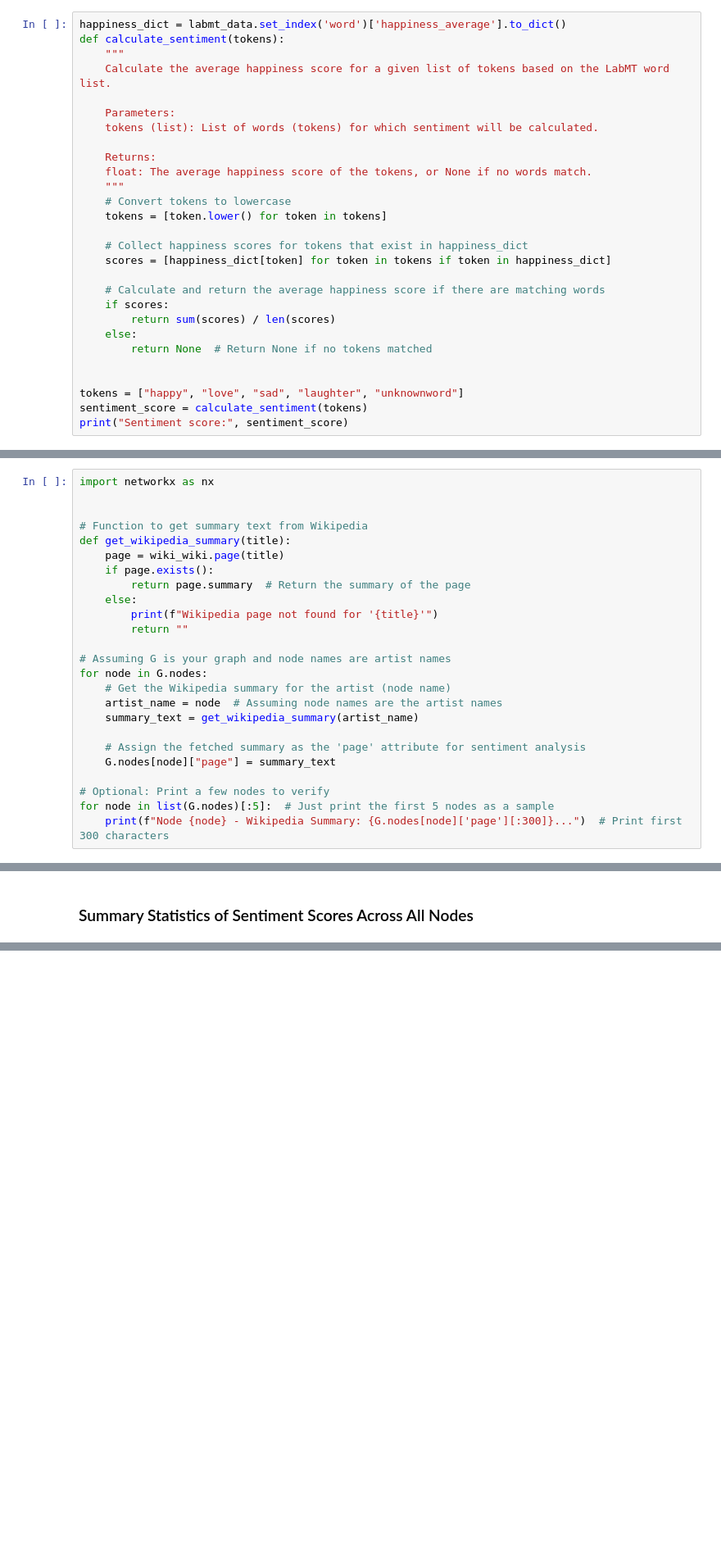
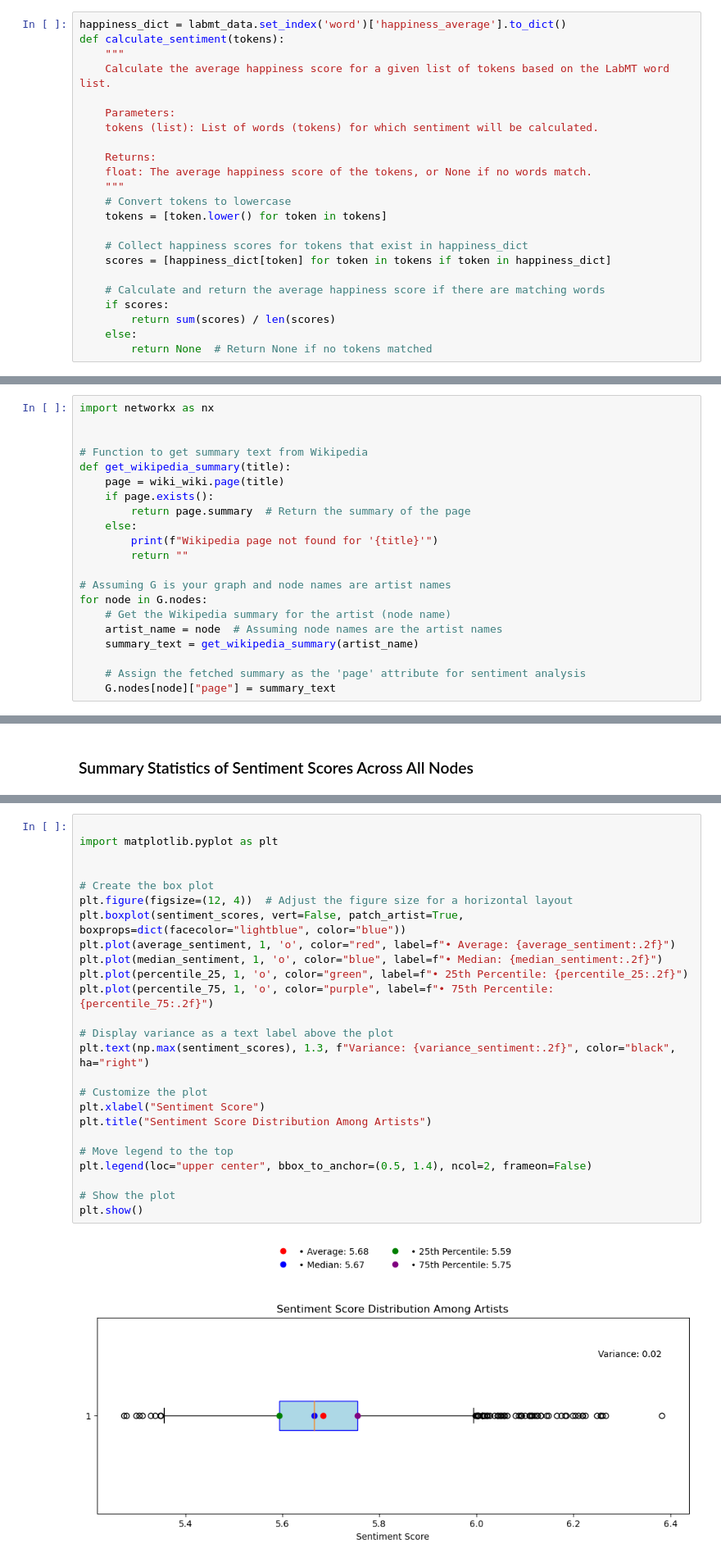
Before and after one commit to Ayafahim/social_graphs, a Jupyter notebook: Alec-jawa/week 8/exercise1.ipynb, the cells around one changed output, grey strips where cells are left out. Shown: that part at 82% size. Saved outputs shown, nothing was run; the diff lists cells and outputs as text; blank space fills up the shorter version.

```diff
--- a/Alec-jawa/week 8/exercise1.ipynb
+++ b/Alec-jawa/week 8/exercise1.ipynb
@@ -51,8 +51,3 @@ def calculate_sentiment(tokens):
         return sum(scores) / len(scores)
     else:
         return None  # Return None if no tokens matched
-
-
-tokens = ["happy", "love", "sad", "laughter", "unknownword"]
-sentiment_score = calculate_sentiment(tokens)
-print("Sentiment score:", sentiment_score)
@@ -110,7 +103,3 @@ for node in G.nodes:
 
     # Assign the fetched summary as the 'page' attribute for sentiment analysis
     G.nodes[node]["page"] = summary_text
-
-# Optional: Print a few nodes to verify
-for node in list(G.nodes)[:5]:  # Just print the first 5 nodes as a sample
-    print(f"Node {node} - Wikipedia Summary: {G.nodes[node]['page'][:300]}...")  # Print first 300 characters
@@ -192,2 +175,29 @@ Variance of Sentiment: 0.01985045778293038
 25th Percentile of Sentiment: 5.593420072618937
 75th Percentile of Sentiment: 5.754916916541731
+# %%
+
+import matplotlib.pyplot as plt
+
+
+# Create the box plot
+plt.figure(figsize=(12, 4))  # Adjust the figure size for a horizontal layout
+plt.boxplot(sentiment_scores, vert=False, patch_artist=True, boxprops=dict(facecolor="lightblue", color="blue"))
+plt.plot(average_sentiment, 1, 'o', color="red", label=f"• Average: {average_sentiment:.2f}")
+plt.plot(median_sentiment, 1, 'o', color="blue", label=f"• Median: {median_sentiment:.2f}")
+plt.plot(percentile_25, 1, 'o', color="green", label=f"• 25th Percentile: {percentile_25:.2f}")
+plt.plot(percentile_75, 1, 'o', color="purple", label=f"• 75th Percentile: {percentile_75:.2f}")
+
+# Display variance as a text label above the plot
+plt.text(np.max(sentiment_scores), 1.3, f"Variance: {variance_sentiment:.2f}", color="black", ha="right")
+
+# Customize the plot
+plt.xlabel("Sentiment Score")
+plt.title("Sentiment Score Distribution Among Artists")
+
+# Move legend to the top
+plt.legend(loc="upper center", bbox_to_anchor=(0.5, 1.4), ncol=2, frameon=False)
+
+# Show the plot
+plt.show()
+# %% [output]
+[figure, added]
```
Also changed, not shown: parts of 9 cells of this notebook.
